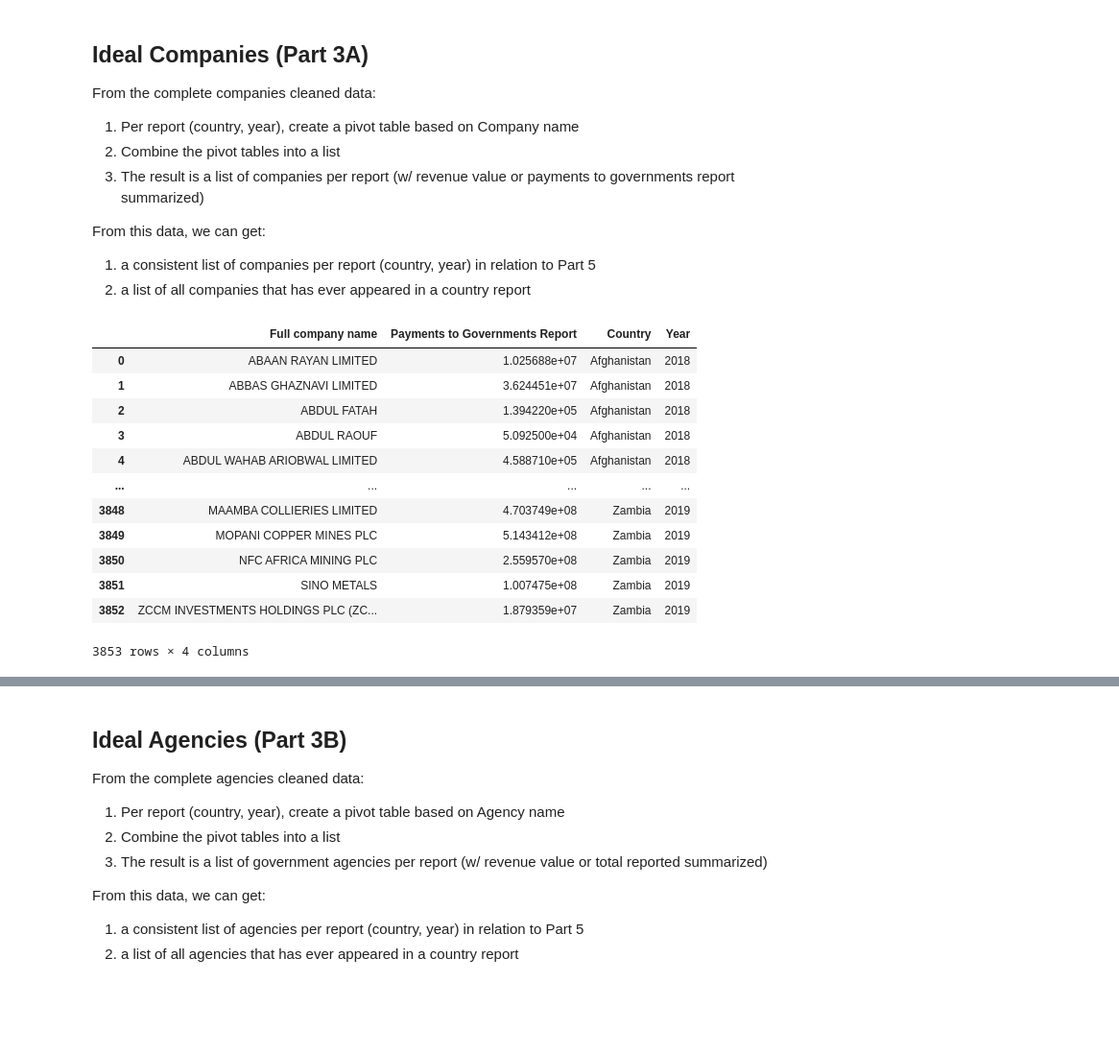
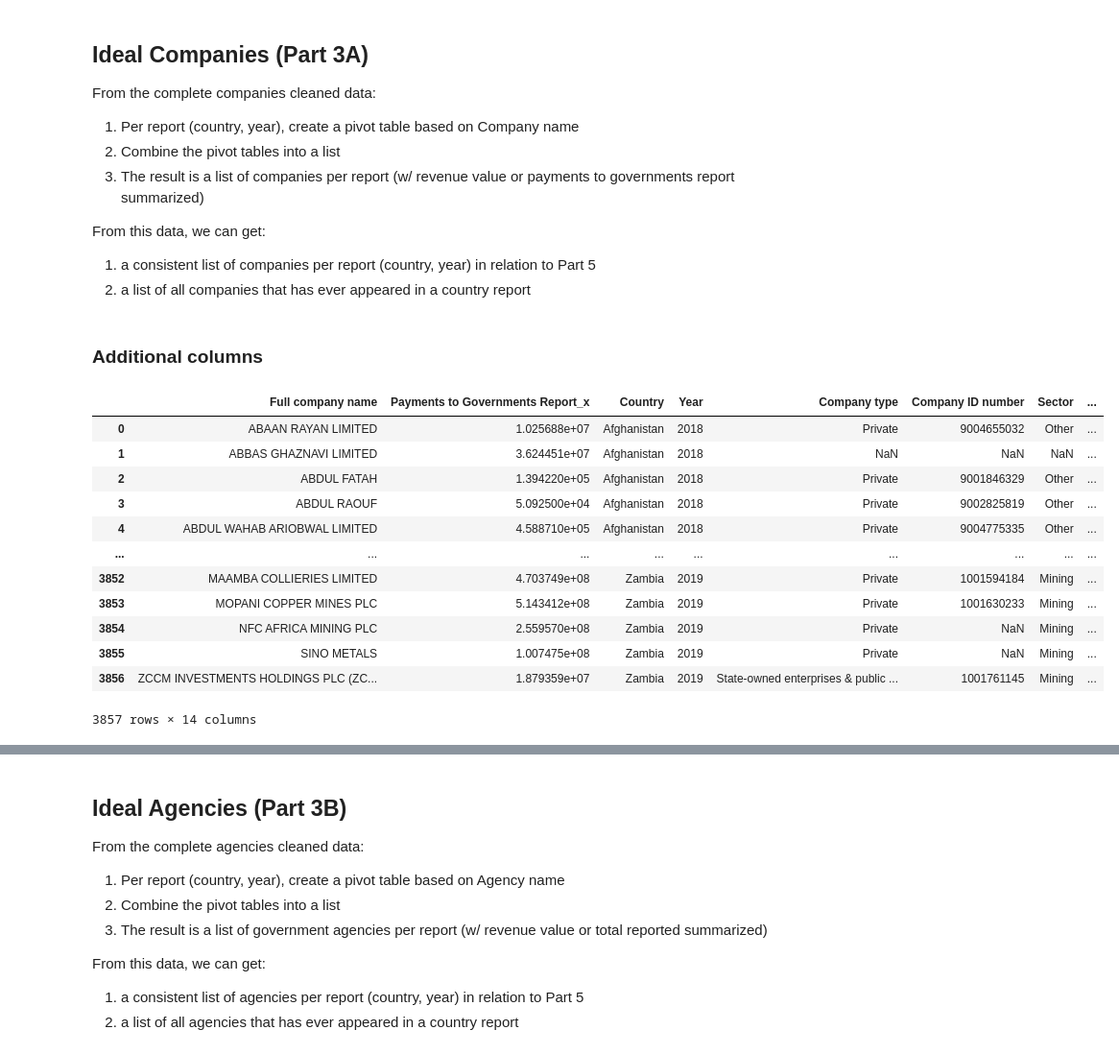
Before and after one commit to civicliteracies/EITI_SDT_data_verification_and_validation, a Jupyter notebook: 05 - Ideal lists.ipynb, the cells around one changed output, grey strips where cells are left out. Shown: that part at 96% size. Drawn from its saved outputs; the diff is of its cells as text; code cells hidden in the pictures; blank space fills up the shorter version.

Commit message:
add merged ideal company and agency lists with complete columns

```diff
--- a/05 - Ideal lists.ipynb
+++ b/05 - Ideal lists.ipynb
@@ -14,4 +14,4 @@ import matplotlib.pyplot as plt
 from itertools import combinations
 
 file_dir = "data/cleaned/"
-file_dir_old = "data/consolidated/backup/old"
+file_dir_consolidated = "data/consolidated/"
@@ -26,40 +77,3 @@ From the complete companies cleaned data:
 From this data, we can get:
 1. a consistent list of companies per report (country, year) in relation to Part 5
 2. a list of all companies that has ever appeared in a country report
-# %%
-companies_5_complete_cleaned = pd.read_csv(path.join(file_dir, "companies-5-complete-cleaned.csv"))
-
-companies_grouped_data = companies_5_complete_cleaned.groupby(['Country', 'Year'])
-
-companies_pivot_tables = []
-
-# Iterate over each group and create a pivot table based on Company
-for (country, year), group_df in companies_grouped_data:
-    companies_pivot_table = group_df.pivot_table(index='Company', aggfunc={"Revenue value": "sum"})
-    companies_pivot_table['Country'] = country
-    companies_pivot_table['Year'] = year
-    companies_pivot_tables.append(companies_pivot_table)
-
-companies_result_df = pd.concat(companies_pivot_tables).reset_index()
-
-companies_result_df = companies_result_df.rename(columns={"Company": "Full company name", "Revenue value": "Payments to Governments Report"})
-
-companies_result_df.to_csv("data/cleaned/companies_3a_ideal.csv", index=False)
-
-companies_3a_ideal = companies_result_df.copy()
-
-display(companies_3a_ideal)
-# %% [output]
-|  | Full company name | Payments to Governments Report | Country | Year |
-| 0 | ABAAN RAYAN LIMITED | 1.025688e+07 | Afghanistan | 2018 |
-| 1 | ABBAS GHAZNAVI LIMITED | 3.624451e+07 | Afghanistan | 2018 |
-| 2 | ABDUL FATAH | 1.394220e+05 | Afghanistan | 2018 |
-| 3 | ABDUL RAOUF | 5.092500e+04 | Afghanistan | 2018 |
-| 4 | ABDUL WAHAB ARIOBWAL LIMITED | 4.588710e+05 | Afghanistan | 2018 |
-| ... | ... | ... | ... | ... |
-| 3848 | MAAMBA COLLIERIES LIMITED | 4.703749e+08 | Zambia | 2019 |
-| 3849 | MOPANI COPPER MINES PLC | 5.143412e+08 | Zambia | 2019 |
-| 3850 | NFC AFRICA MINING PLC | 2.559570e+08 | Zambia | 2019 |
-| 3851 | SINO METALS | 1.007475e+08 | Zambia | 2019 |
-| 3852 | ZCCM INVESTMENTS HOLDINGS PLC (ZC... | 1.879359e+07 | Zambia | 2019 |
-3853 rows × 4 columns
@@ -65,0 +103,32 @@ display(companies_3a_ideal)
+# %% [markdown]
+### Additional columns
+# %%
+companies_3a_actual = pd.read_csv(path.join(file_dir_consolidated, "Part 3 - Reporting companies' list.csv"))
+companies_3a_actual_allcaps = companies_3a_actual.copy()
+companies_3a_actual_allcaps["Full company name"] = companies_3a_actual_allcaps["Full company name"].str.upper()
+# companies_3a_actual_allcaps["Government entity"] = companies_5_actual_allcaps["Government entity"].str.upper()
+
+common_columns_3a = ["Full company name", "Country", "Year"]
+
+# display(companies_3a_actual_allcaps)
+
+companies_merged = pd.merge(companies_3a_ideal, companies_3a_actual_allcaps, on=['Full company name', 'Country', 'Year'], how='left')
+
+# companies_merged.to_csv("data/cleaned/companies_5_.csv", index=False)
+
+display(companies_merged)
+companies_merged.to_csv("data/cleaned/companies_3a_merge_full.csv", index=False)
+# %% [output]
+|  | Full company name | Payments to Governments Report_x | Country | Year | Company type | Company ID number | Sector | ... |
+| 0 | ABAAN RAYAN LIMITED | 1.025688e+07 | Afghanistan | 2018 | Private | 9004655032 | Other | ... |
+| 1 | ABBAS GHAZNAVI LIMITED | 3.624451e+07 | Afghanistan | 2018 | NaN | NaN | NaN | ... |
+| 2 | ABDUL FATAH | 1.394220e+05 | Afghanistan | 2018 | Private | 9001846329 | Other | ... |
+| 3 | ABDUL RAOUF | 5.092500e+04 | Afghanistan | 2018 | Private | 9002825819 | Other | ... |
+| 4 | ABDUL WAHAB ARIOBWAL LIMITED | 4.588710e+05 | Afghanistan | 2018 | Private | 9004775335 | Other | ... |
+| ... | ... | ... | ... | ... | ... | ... | ... | ... |
+| 3852 | MAAMBA COLLIERIES LIMITED | 4.703749e+08 | Zambia | 2019 | Private | 1001594184 | Mining | ... |
+| 3853 | MOPANI COPPER MINES PLC | 5.143412e+08 | Zambia | 2019 | Private | 1001630233 | Mining | ... |
+| 3854 | NFC AFRICA MINING PLC | 2.559570e+08 | Zambia | 2019 | Private | NaN | Mining | ... |
+| 3855 | SINO METALS | 1.007475e+08 | Zambia | 2019 | Private | NaN | Mining | ... |
+| 3856 | ZCCM INVESTMENTS HOLDINGS PLC (ZC... | 1.879359e+07 | Zambia | 2019 | State-owned enterprises & public ... | 1001761145 | Mining | ... |
+3857 rows × 14 columns
```
Also changed, not shown: parts of 7 cells of this notebook, 4 other files.
